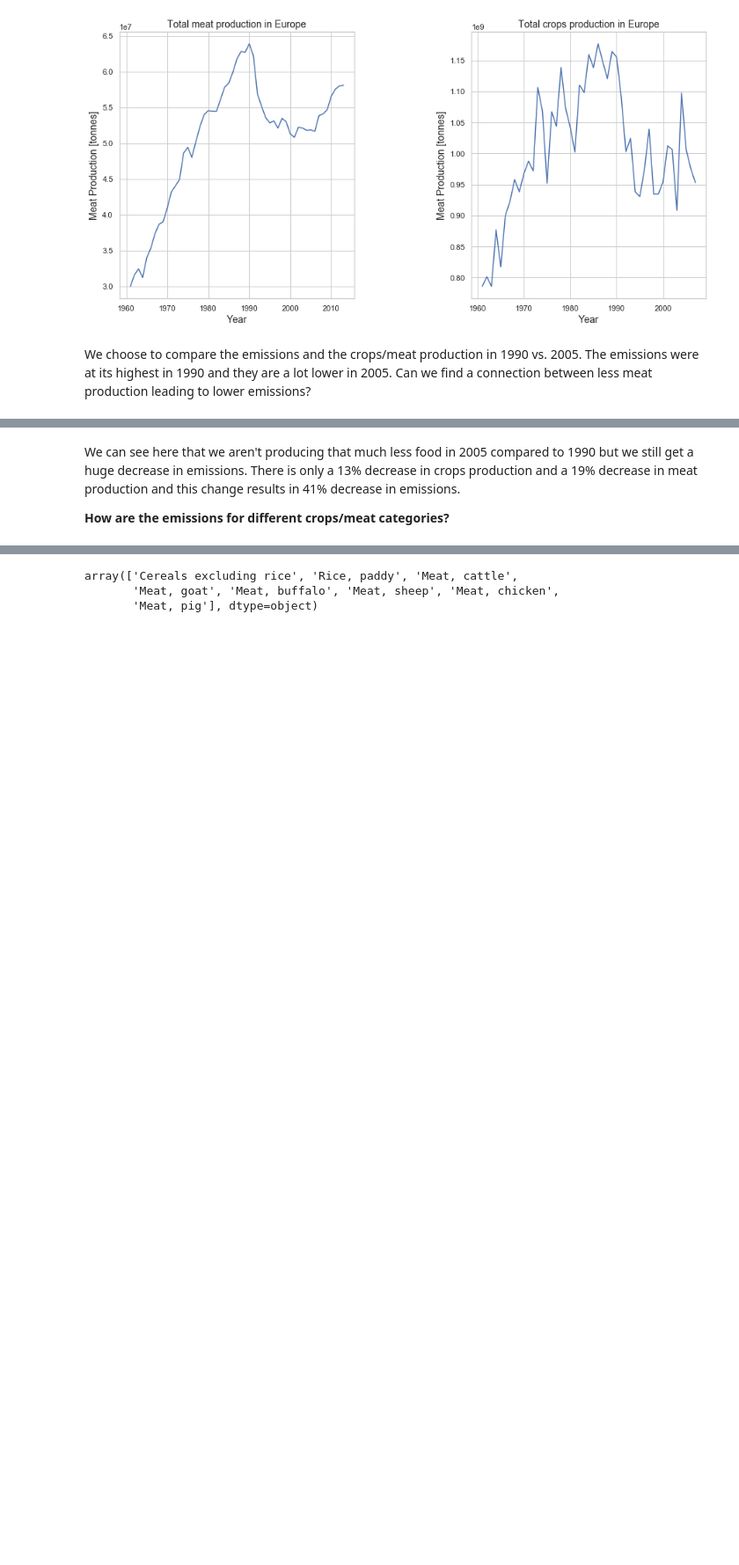
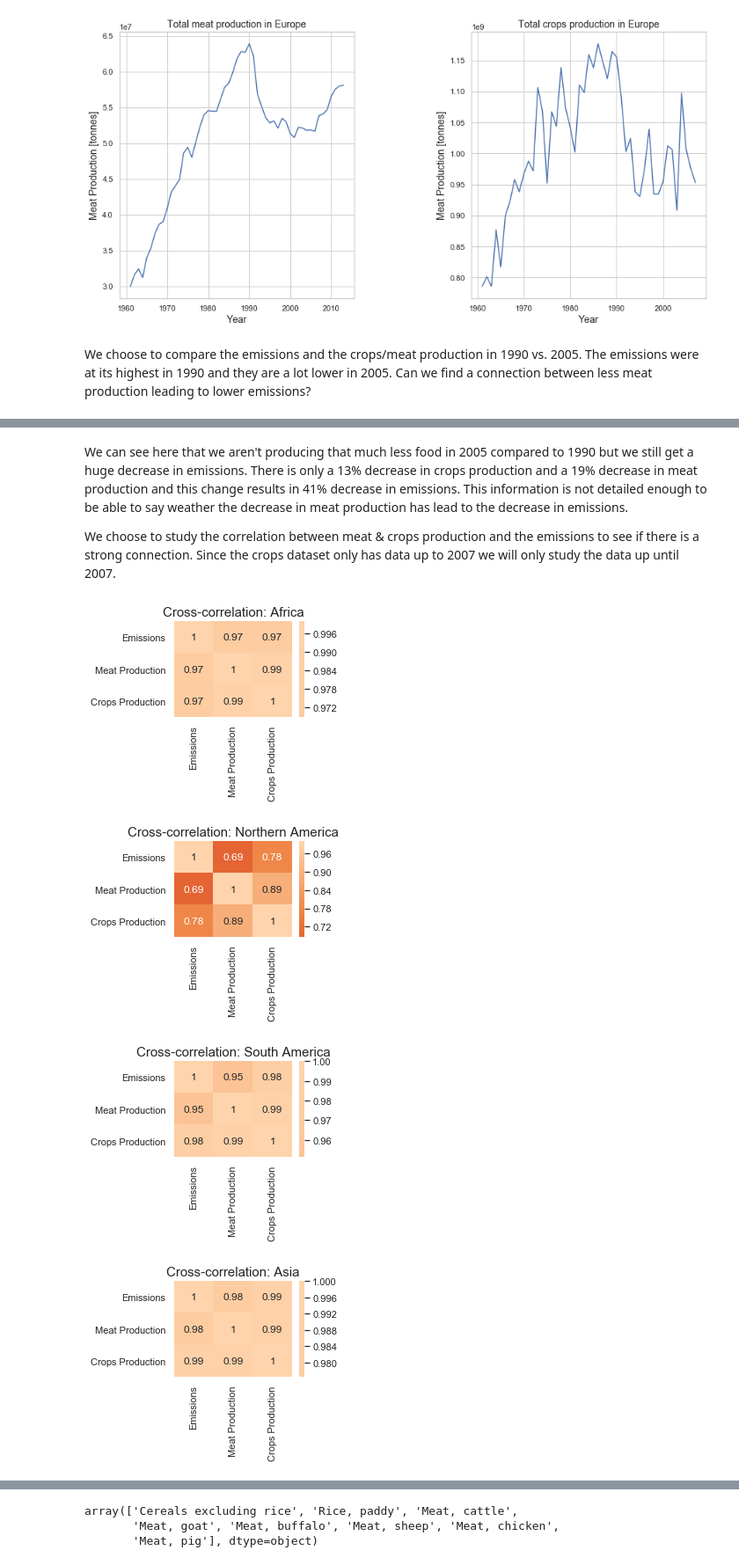
Before and after one commit to theodorhusefest/ADA-2019-project1-sovellettu-tiedon-analysoint, a Jupyter notebook: milestone_3.ipynb, the cells around one changed output, grey strips where cells are left out. Shown at 88% size. Cells and saved outputs as stored; diff of their text form; code cells hidden in the pictures; blank space fills up the shorter version.

```diff
--- a/milestone_3.ipynb
+++ b/milestone_3.ipynb
@@ -250,11 +250,11 @@ plt.show()
 # %% [markdown]
 From the plot above it is possible to see that the CO2 emissions from agriculture has increased in every continent since the 1960s, apart from Europe. Europe has had a large decrease in agriculture emissions. How is this connected to its livestock/crops production?
 # %%
-crops_yearly = crops_cont.groupby(['Area', 'Year']).agg({'Value':'sum'}).reset_index()
+crops_total = crops_cont.groupby(['Area', 'Year']).agg({'Value':'sum'}).reset_index()
 meat_total = meat_cont[meat_cont['Item'] == 'Meat, Total']
 
 fig = plt.figure(figsize = (15,8))
-plot_crop_livestock(meat_total[meat_total.Area.str.contains('Europe')], crops_yearly[crops_yearly.Area.str.contains('Europe')],
+plot_crop_livestock(meat_total[meat_total.Area.str.contains('Europe')], crops_total[crops_total.Area.str.contains('Europe')],
                     y = 'Value', y_label = 'Meat Production [tonnes]',
                     title1='Total meat production in Europe', title2='Total crops production in Europe',
                     subplot = False)
@@ -300,6 +292,34 @@ The meat production in 1990 is approximatly  95% of what it was in 1990.
 The crops production in 1990 is approximatly  97% of what it was in 1990.
 The agricultural emissions in 1990 are approximatly  62% of what they were in 1990.
 # %% [markdown]
-We can see here that we aren't producing that much less food in 2005 compared to 1990 but we still get a huge decrease in emissions. There is only a 13% decrease in crops production and a 19% decrease in meat production and this change results in 41% decrease in emissions.
+We can see here that we aren't producing that much less food in 2005 compared to 1990 but we still get a huge decrease in emissions. There is only a 13% decrease in crops production and a 19% decrease in meat production and this change results in 41% decrease in emissions. This information is not detailed enough to be able to say weather the decrease in meat production has lead to the decrease in emissions.
 
-**How are the emissions for different crops/meat categories?**
+We choose to study the correlation between meat & crops production and the emissions to see if there is a strong connection. Since the crops dataset only has data up to 2007 we will only study the data up until 2007.
+# %%
+meat_relevant = meat_total[meat_total.Year < 2008]
+emissions_relevant = emission_data[emission_data.Year < 2008]
+# %%
+def check_correlation(meat_data, crops_data, emission_data):
+    for area in meat_data.Area.unique():
+        meat = meat_data[meat_data.Area.str.contains(area)].reset_index()
+        crops = crops_data[crops_data.Area.str.contains(area)].reset_index()
+        emissions = emission_data[emission_data.Area.str.contains(area)].reset_index()
+
+        corr_data = pd.DataFrame(data = {'Emissions': emissions.Value, 'Meat Production': meat.Value, 'Crops Production': crops.Value})
+        corr = corr_data.corr()
+        fig = plt.figure(figsize = (3, 2))
+
+        ax = sns.heatmap(corr, center = 0, annot = True)
+        plt.yticks(rotation= 0)
+        plt.xticks(rotation= 90)
+        plt.title('Cross-correlation: ' + area, fontsize = 15)
+        bottom, top = ax.get_ylim()
+        ax.set_ylim(bottom + 0.5, top - 0.5)
+        plt.show()
+
+check_correlation(meat_relevant, crops_total, emissions_relevant)
+# %% [output]
+[figure, added]
+[figure, added]
+[figure, added]
+[figure, added]
```
Also changed, not shown: parts of 7 cells of this notebook.
